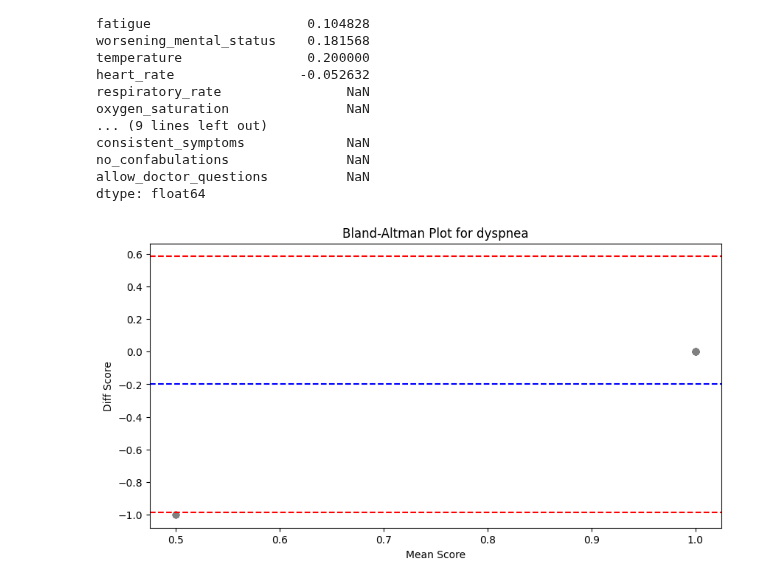
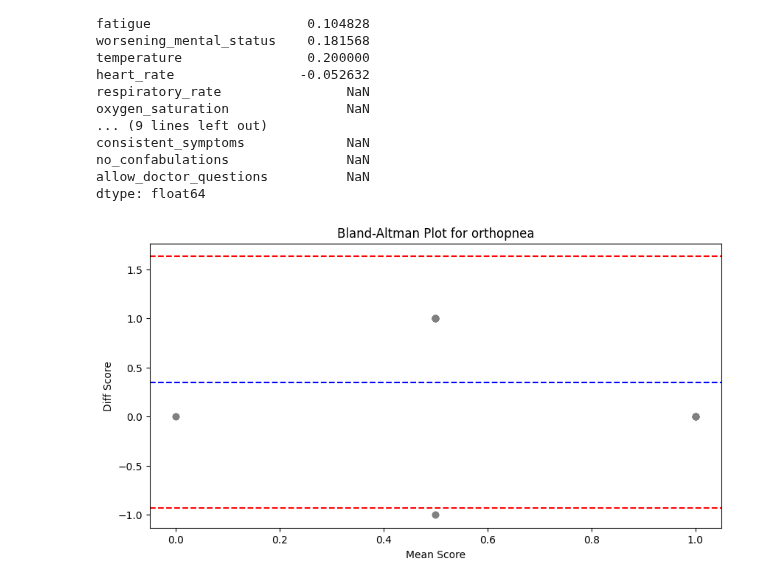
Before and after one commit to recoverycompanion/reco, a Jupyter notebook: reco_analysis/notebooks/eval-llm-as-a-judge.ipynb, the cells around one changed output. Cells and saved outputs as stored; diff of their text form; code cells hidden in the pictures.

```diff
--- a/reco_analysis/notebooks/eval-llm-as-a-judge.ipynb
+++ b/reco_analysis/notebooks/eval-llm-as-a-judge.ipynb
@@ -148,26 +149,26 @@ no_confabulations               NaN
 allow_doctor_questions          NaN
 dtype: float64
 # %%
-# Bland-Altman Plot: Used to compare two sets of measurements.
+# Bland-Altman Plot: Used to compare two sets of measurements -- not a good measure
 
 # You can write a function to plot Bland-Altman for a specific feature.
 def bland_altman_plot(data1, data2, col):
     mean = np.mean([data1[col], data2[col]], axis=0)
     diff = data1[col] - data2[col]
     md = np.mean(diff)
     sd = np.std(diff, axis=0)
 
     plt.figure(figsize=(10, 5))
     plt.scatter(mean, diff, color='gray')
     plt.axhline(md, color='blue', linestyle='--')
     plt.axhline(md + 1.96 * sd, color='red', linestyle='--')
     plt.axhline(md - 1.96 * sd, color='red', linestyle='--')
     plt.title(f'Bland-Altman Plot for {col}')
     plt.xlabel('Mean Score')
     plt.ylabel('Diff Score')
     plt.show()
 
 # Example usage
-bland_altman_plot(llm_data, human_data, llm_data.columns[2])
+bland_altman_plot(llm_data, human_data, llm_data.columns[4])
 # %% [output]
-[figure, old version]
+[figure, new version]
```
Also changed, not shown: parts of 2 cells of this notebook, 2 other files.
